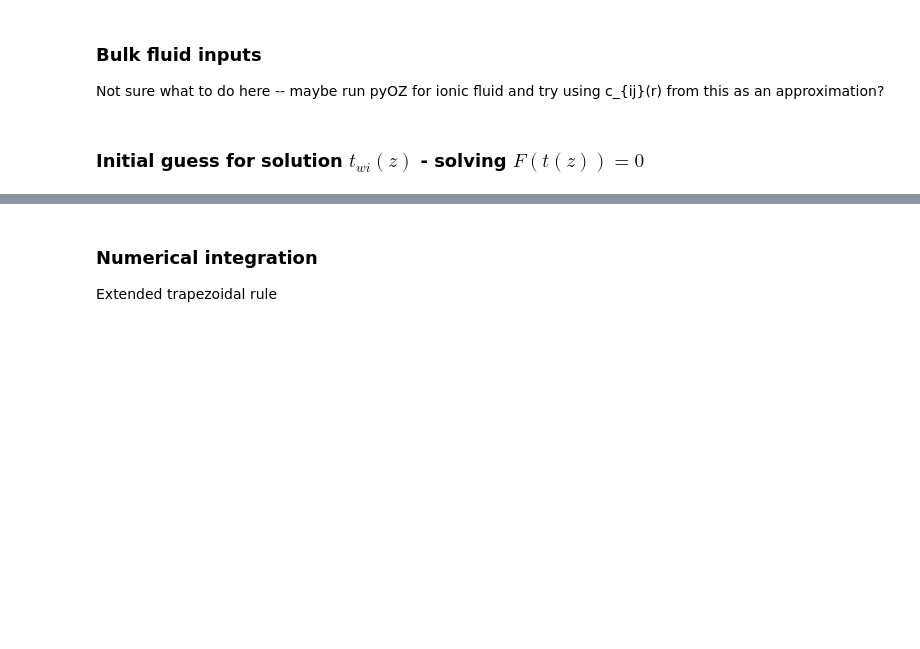
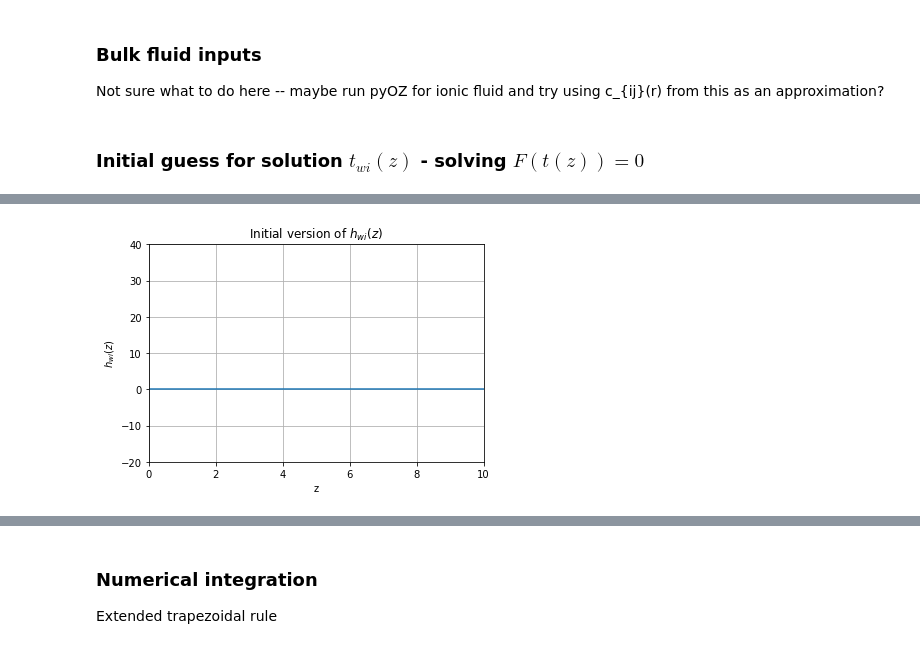
Before and after one commit to Mjboothaus/PhD-Thesis, a Jupyter notebook: notebooks/singlet_kcl.ipynb, the cells around one changed output, grey strips where cells are left out. Saved outputs shown, nothing was run; the diff lists cells and outputs as text; code cells hidden in the pictures; blank space fills up the shorter version.

```diff
--- a/notebooks/singlet_kcl.ipynb
+++ b/notebooks/singlet_kcl.ipynb
@@ -194,0 +198,4 @@ def singlet_equation_tz(rho, f1z, f2z, hz, z):
+# %%
+make_simple_plot(z, h_wi, "z", "$h_{wi}(z)$", "Initial version of $h_{wi}(z)$")
+# %% [output]
+[figure, added]
```
Also changed, not shown: parts of 30 cells of this notebook, 3 other files.
